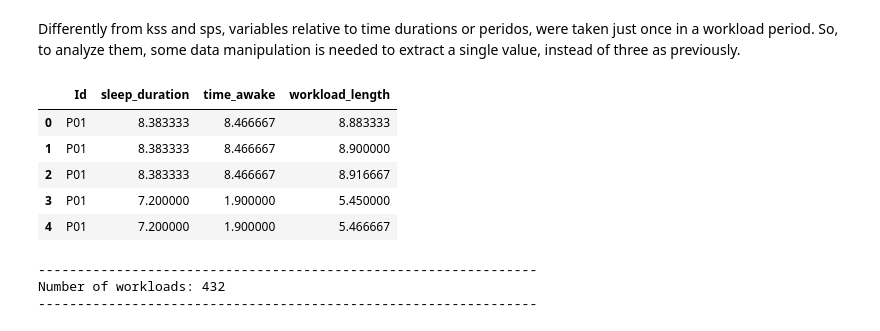
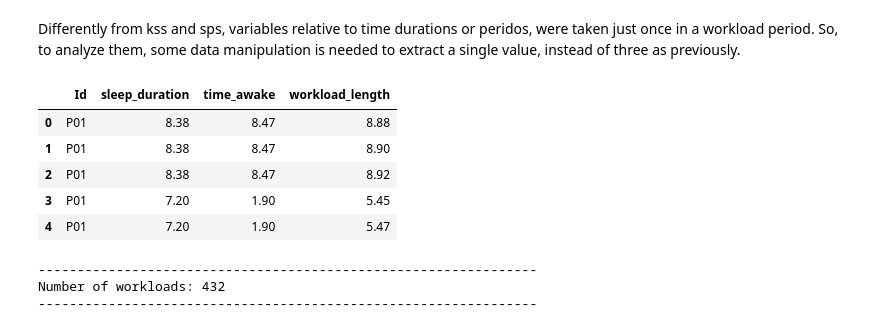
Before and after one commit to jlpscampos/Perception-of-Excessive-Sleepiness-and-Severe-Fatigue-in-Civil-Aviation-Pilots, a Jupyter notebook: EDA.ipynb, the cells around one changed output. Drawn from its saved outputs; the diff is of its cells as text; code cells hidden in the pictures.

```diff
--- a/EDA.ipynb
+++ b/EDA.ipynb
@@ -276,14 +278,14 @@ print(''); print('')
 Differently from kss and sps, variables relative to time durations or peridos, were taken just once in a workload period. So, to analyze them, some data manipulation is needed to extract a single value, instead of three as previously.
 # %%
 temp = working_df[['Id', 'sleep_duration', 'time_awake', 'workload_length']].copy().drop_duplicates()
-temp.head(5)
+temp.head(5).round(2)
 # %% [output]
 |  | Id | sleep_duration | time_awake | workload_length |
-| 0 | P01 | 8.383333 | 8.466667 | 8.883333 |
-| 1 | P01 | 8.383333 | 8.466667 | 8.900000 |
-| 2 | P01 | 8.383333 | 8.466667 | 8.916667 |
-| 3 | P01 | 7.200000 | 1.900000 | 5.450000 |
-| 4 | P01 | 7.200000 | 1.900000 | 5.466667 |
+| 0 | P01 | 8.38 | 8.47 | 8.88 |
+| 1 | P01 | 8.38 | 8.47 | 8.90 |
+| 2 | P01 | 8.38 | 8.47 | 8.92 |
+| 3 | P01 | 7.20 | 1.90 | 5.45 |
+| 4 | P01 | 7.20 | 1.90 | 5.47 |
 # %%
 print('----------------------------------------------------------------')
 print(f'Number of workloads: {len(temp)}')
```
Also changed, not shown: parts of 12 cells of this notebook, 1 other file.
